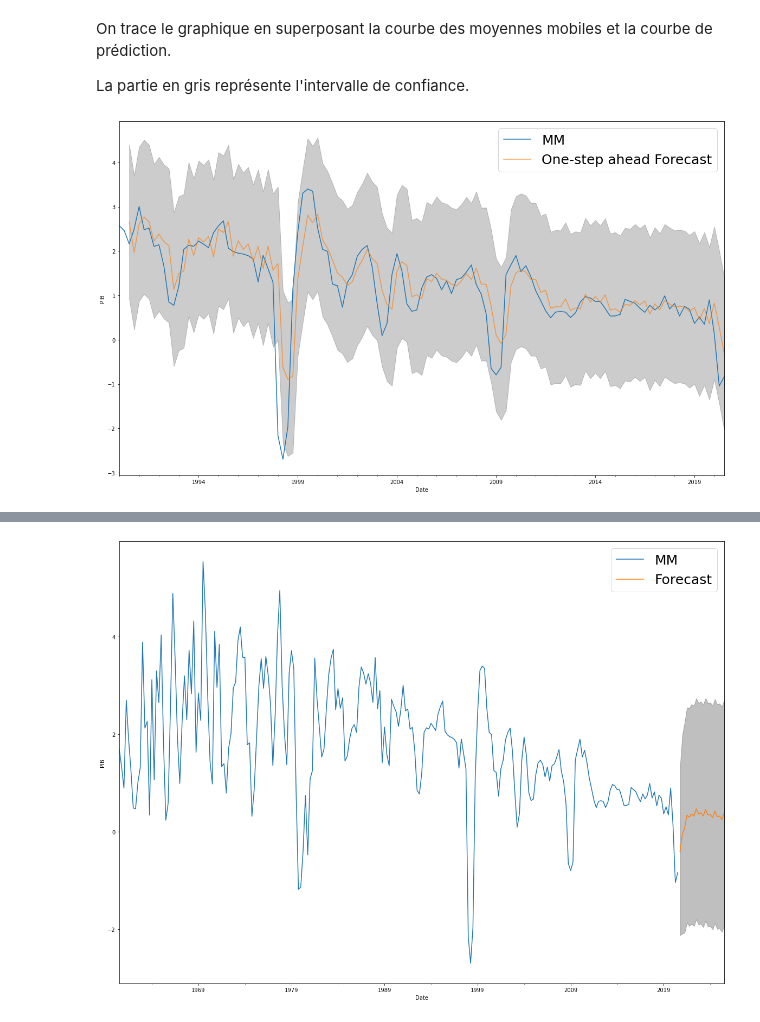
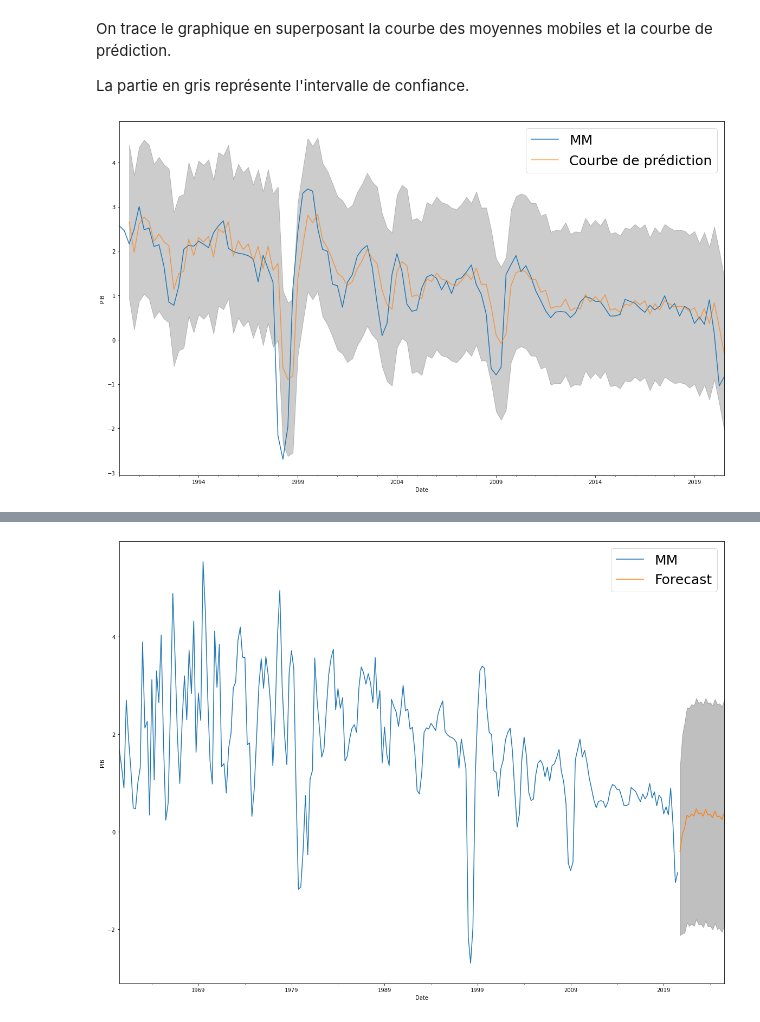
Before and after one commit to anais-ferrera/DATA731_PIBOCDE, a Jupyter notebook: Cas_coree.ipynb, the cells around one changed output, grey strips where cells are left out. Saved outputs shown, nothing was run; the diff lists cells and outputs as text; code cells hidden in the pictures.

```diff
--- a/Cas_coree.ipynb
+++ b/Cas_coree.ipynb
@@ -405,20 +419,20 @@ La partie en gris représente l'intervalle de confiance.
 # %%
 
 ax = korNL['1990':].plot(label='observed',figsize=(20,12))
-pred.predicted_mean.plot(ax=ax, label='One-step ahead Forecast', alpha=.7)
+pred.predicted_mean.plot(ax=ax, label='Courbe de prédiction', alpha=.7)
 
 ax.fill_between(pred_ci.index,
                 pred_ci.iloc[:, 0],
                 pred_ci.iloc[:, 1], color='k', alpha=.2)
 
 ax.set_xlabel('Date')
 ax.set_ylabel('PIB')
 
 plt.legend(prop={"size":25})
 
 plt.show()
 # %% [output]
-[figure, old version]
+[figure, new version]
 # %%
 # Get forecast 500 steps ahead in future
 pred_uc = results.get_forecast(steps=20)
```
Also changed, not shown: parts of 17 cells of this notebook.
